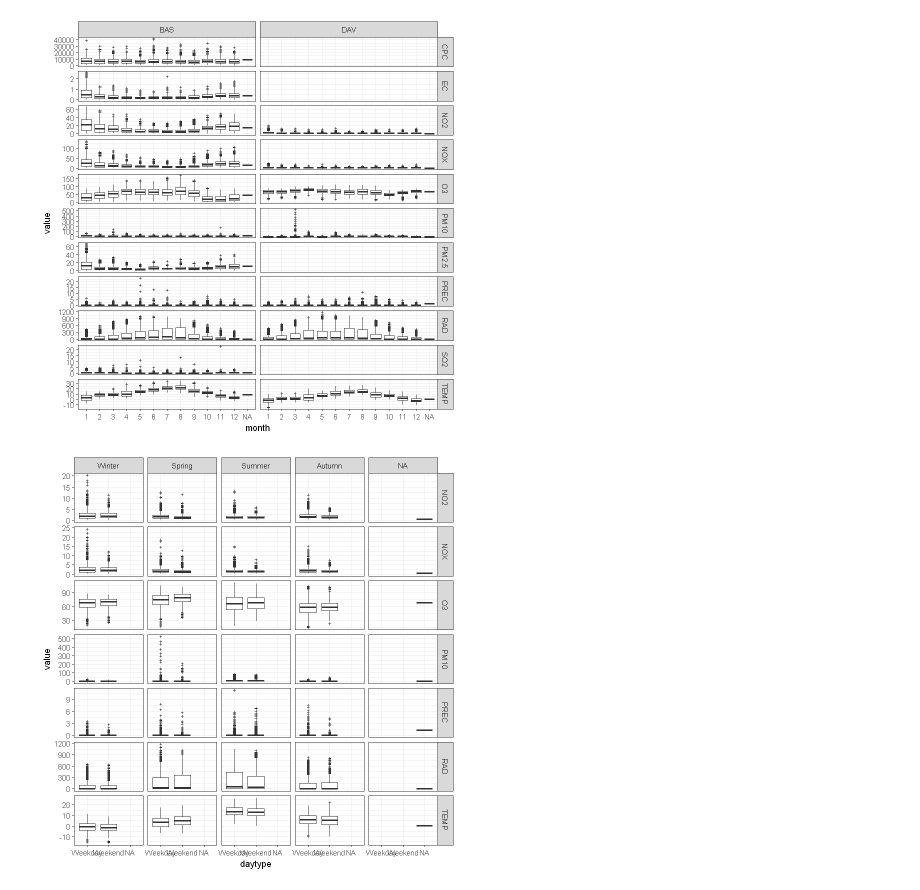
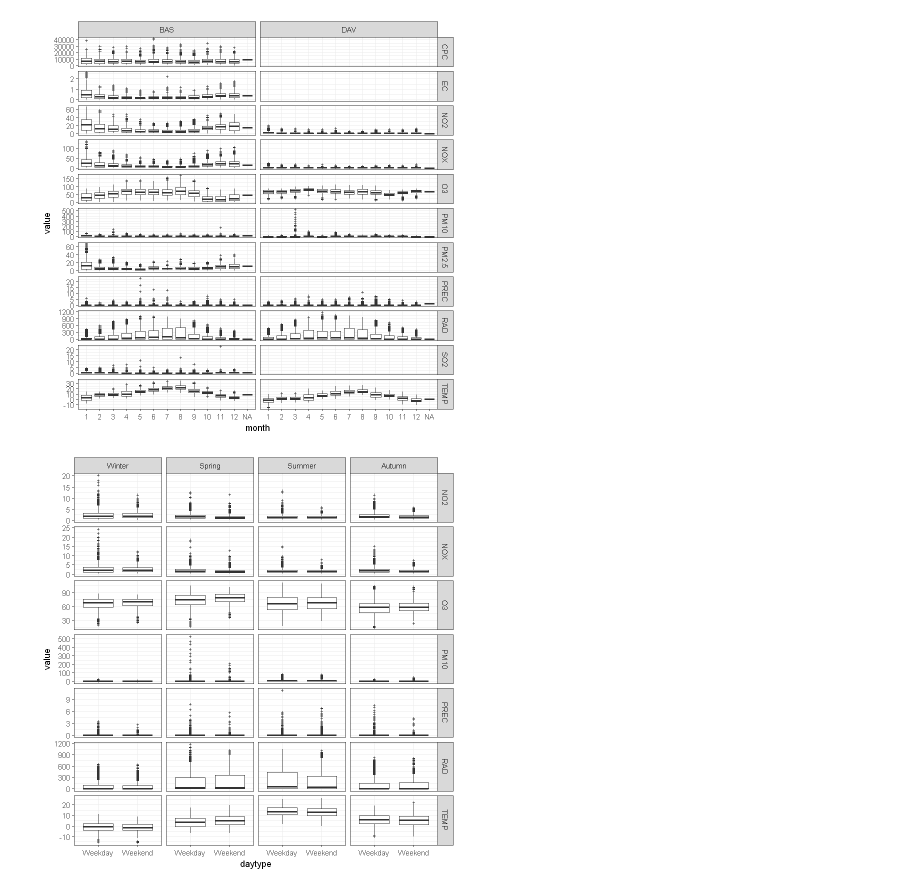
Before and after one commit to matheogodenzi/Air_pollution, a Jupyter notebook: Discovering_data.ipynb, the cells around one changed output. Saved outputs shown, nothing was run; the diff lists cells and outputs as text; code cells hidden in the pictures.

```diff
--- a/Discovering_data.ipynb
+++ b/Discovering_data.ipynb
@@ -446,10 +439,10 @@ Warning message:
 [figure]
 # %%
 # DAVOS
-lf %>%
-  filter(site=="DAV" & !is.na(value)) %>%
+all_data_lf %>%
+  filter(site=="DAV" & !is.na(value) & !is.na(season)) %>%
   ggplot +
   facet_grid(variable ~ season, scale = "free_y") +
   geom_boxplot(aes(daytype, value), outlier.size = 0.5, outlier.shape = 3)
 # %% [output]
-[figure, old version]
+[figure, new version]
```
Also changed, not shown: parts of 17 cells of this notebook, 1 other file.
